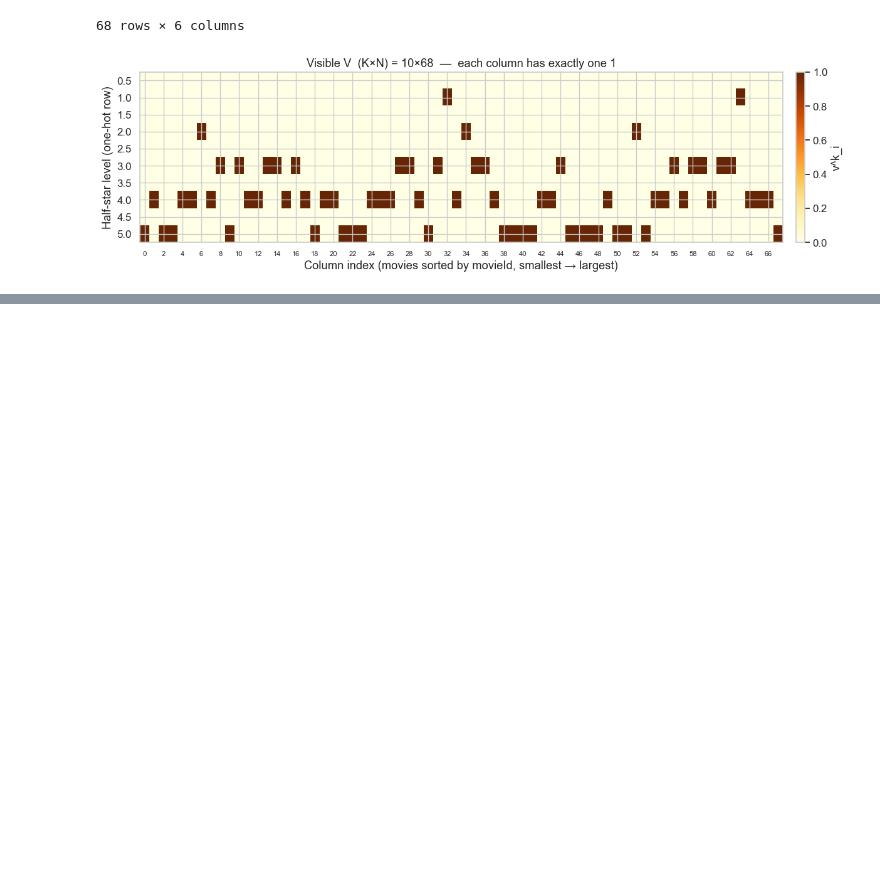
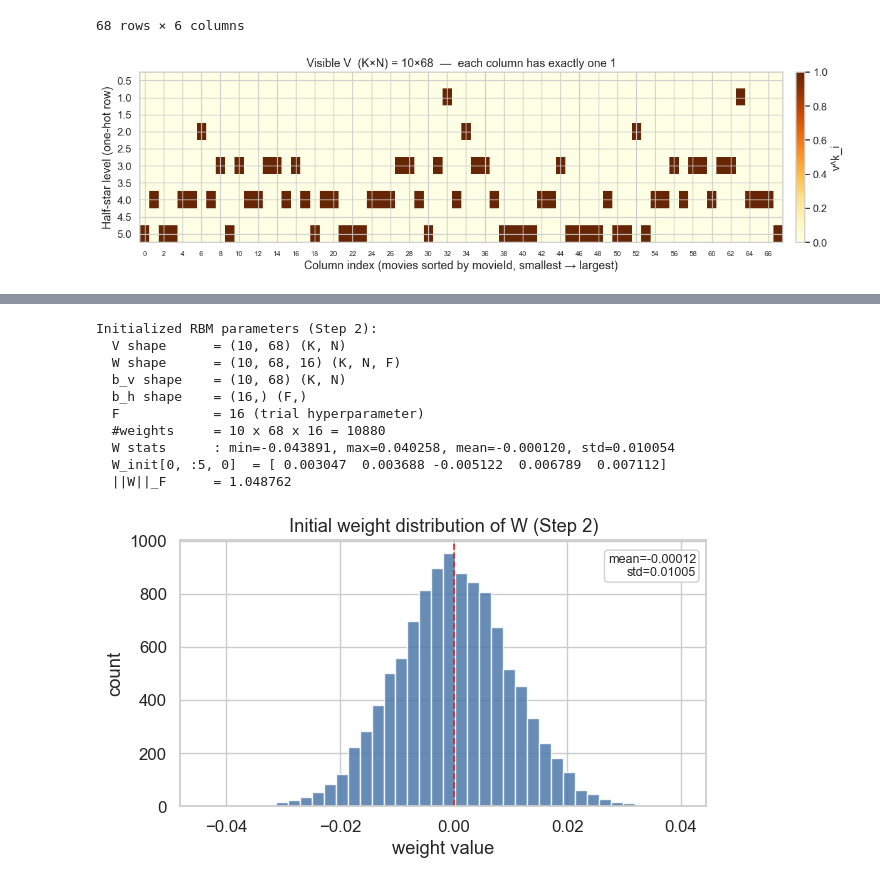
Before and after one commit to yixuan116/MovieLens-with-Restricted-Boltzmann-machine, a Jupyter notebook: notebooks/07_user_profile_analysis.ipynb, the cells around one changed output, grey strips where cells are left out. Cells and saved outputs as stored; diff of their text form; code cells hidden in the pictures; blank space fills up the shorter version.

```diff
--- a/notebooks/07_user_profile_analysis.ipynb
+++ b/notebooks/07_user_profile_analysis.ipynb
@@ -1272,0 +1326,56 @@ plt.show()
+# %%
+# Step 2 — Initialize paper-defined RBM parameters for user 666 pipeline
+# This step sets trial F, initializes W randomly, and shows initial W distribution.
+
+import numpy as np
+import matplotlib.pyplot as plt
+
+# Visible dimensions from Step 1
+assert 'V' in globals(), 'Please run Step 1 first to build V.'
+K, N = V.shape
+
+# F = number of hidden units (trial hyperparameter for this run)
+F = 16
+
+# Small-random W breaks symmetry; biases start at zero.
+rng = np.random.default_rng(42)
+W_init = rng.normal(loc=0.0, scale=0.01, size=(K, N, F)).astype(np.float64)  # W_{ijk}
+b_v_init = np.zeros((K, N), dtype=np.float64)  # visible bias b_i^k
+b_h_init = np.zeros(F, dtype=np.float64)       # hidden bias b_j (aka c_j in some papers)
+
+print('Initialized RBM parameters (Step 2):')
+print(f'  V shape      = {V.shape} (K, N)')
+print(f'  W shape      = {W_init.shape} (K, N, F)')
+print(f'  b_v shape    = {b_v_init.shape} (K, N)')
+print(f'  b_h shape    = {b_h_init.shape} (F,)')
+print(f'  F            = {F} (trial hyperparameter)')
+print(f'  #weights     = {K} x {N} x {F} = {K*N*F}')
+print(f'  W stats      : min={W_init.min():.6f}, max={W_init.max():.6f}, mean={W_init.mean():.6f}, std={W_init.std():.6f}')
+print('  W_init[0, :5, 0]  =', np.round(W_init[0, :5, 0], 6))
+print(f'  ||W||_F      = {np.linalg.norm(W_init):.6f}')
+
+# Initial weight distribution plot
+w_flat = W_init.ravel()
+fig, ax = plt.subplots(figsize=(6.4, 3.8))
+ax.hist(w_flat, bins=40, color='#4c78a8', alpha=0.85, edgecolor='white')
+ax.axvline(0.0, color='#d62728', linestyle='--', linewidth=1.2)
+ax.set_title('Initial weight distribution of W (Step 2)')
+ax.set_xlabel('weight value')
+ax.set_ylabel('count')
+ax.text(0.98, 0.95, f'mean={w_flat.mean():.5f}\nstd={w_flat.std():.5f}',
+        transform=ax.transAxes, ha='right', va='top', fontsize=9,
+        bbox=dict(boxstyle='round,pad=0.25', fc='white', ec='#cccccc', alpha=0.9))
+plt.tight_layout()
+plt.show()
+# %% [output]
+Initialized RBM parameters (Step 2):
+  V shape      = (10, 68) (K, N)
+  W shape      = (10, 68, 16) (K, N, F)
+  b_v shape    = (10, 68) (K, N)
+  b_h shape    = (16,) (F,)
+  F            = 16 (trial hyperparameter)
+  #weights     = 10 x 68 x 16 = 10880
+  W stats      : min=-0.043891, max=0.040258, mean=-0.000120, std=0.010054
+  W_init[0, :5, 0]  = [ 0.003047  0.003688 -0.005122  0.006789  0.007112]
+  ||W||_F      = 1.048762
+[figure, added]
```
Also changed, not shown: parts of 10 cells of this notebook, 1 other file.
